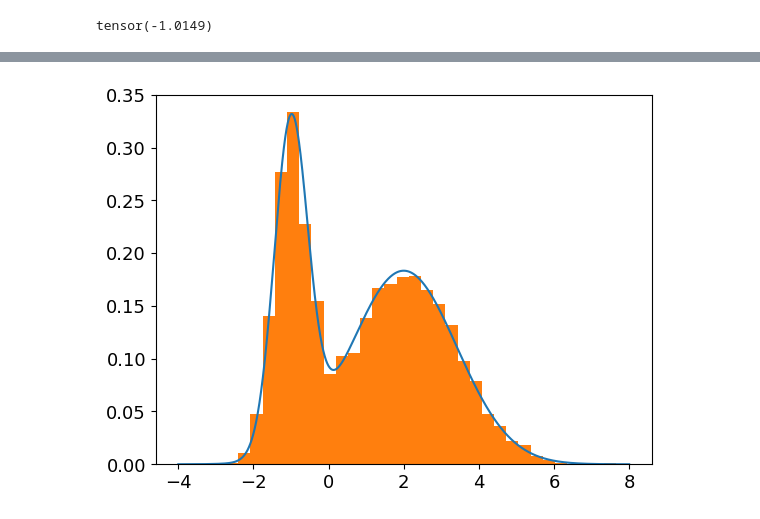
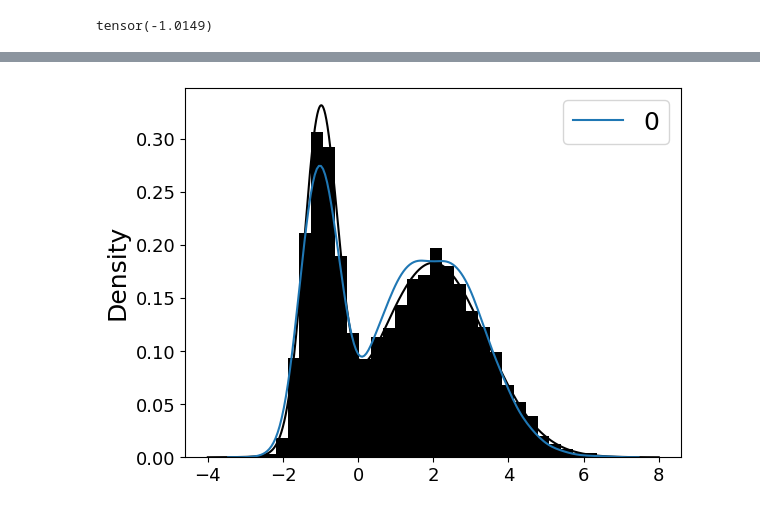
Before and after one commit to ltyap/MSc-Thesis, a Jupyter notebook: GAN_implementation.ipynb, the cells around one changed output, grey strips where cells are left out. Cells and saved outputs as stored; diff of their text form; code cells hidden in the pictures.

Commit message:
added ipynb for aero data

```diff
--- a/GAN_implementation.ipynb
+++ b/GAN_implementation.ipynb
@@ -233,11 +218,10 @@ class CGAN:
             epoch_fooling = []
             for n_batch, (data_batch) in enumerate(train_loader):
                 batch_size = data_batch.shape[0]
-                data_batch = data_batch.to(self.device)
+                data_batch = data_batch.to(self.device).unsqueeze(dim=1)
                 disc_opt.zero_grad()
 
                 noise_batch = self.get_gaussian().sample([batch_size]).to(self.device)
-
                 #Sample from generator
                 gen_output = self.gen(noise_batch)
                 #Train discriminator
@@ -385,7 +369,7 @@ def evaluate_model(model, data, data_train, epoch=None, make_plots = True):
         (key,validation_val) in evaluation_vals.items()])
     print("Epoch {}, {}\t{}".format(epoch, val_method, metric_string))
 
-    tmp = data.shape[0]
+    tmp = data.y.shape[0]
     data_train_partial = LabelledData(y=data_train.y[:tmp])
     evaluation_vals_train = model.eval(data_train_partial, kde_eval, use_best_kernel_scale = testing)
     metric_string = "\t".join(["{}: {:.5}".format(key, training_val) for
@@ -408,17 +392,15 @@ def evaluate_model(model, data, data_train, epoch=None, make_plots = True):
 
 def mae_from_samples(samples, y):
     medians,_ = torch.median(samples, dim=1)
-    abs_errors = torch.sum(torch.abs(medians-y), dim = 1)
+    abs_errors = torch.sum(torch.abs(medians-y), dim = 0)
     return torch.mean(abs_errors).item()
 
 def kde_eval(model, data, kernel_scale=None):
-    shape_y = data.y.shape
-    samples = model.sample(shape_y[0], batch_size = model.config["eval_batch_size"]).reshape(
-        shape_y[0],model.config["eval_samples"],shape_y[1])
+    shape_y = data.y.unsqueeze(dim=1).shape
+    samples = model.sample(shape_y[0], batch_size = model.config["eval_batch_size"])
     y = data.y.to(model.device)
     diff = samples - y.unsqueeze(1)
-    squarednorm = torch.sum(torch.pow(diff,2), dim = 2)
-
+    squarednorm = torch.sum(torch.pow(diff,2), dim = 0)
     if not (kernel_scale == None):
         n_h = 1
         h_squared = torch.tensor([kernel_scale], device = model.device)
@@ -433,14 +415,15 @@ def kde_eval(model, data, kernel_scale=None):
     h_squared_splits = torch.split(h_squared, model.config["kde_batch_size"], dim = 0)
 
     for splits in h_squared_splits:
+        # print("splits",splits.shape)
         normalisation = torch.pow(torch.rsqrt(2.*math.pi*splits), data_ydim)
-        ratio = squarednorm.unsqueeze(dim=2).repeat((1,1,splits.shape[0]))/splits
-
+        ratio = squarednorm.unsqueeze(dim=1).repeat((1,splits.shape[0]))/splits
+        # print("ratio",ratio.shape)
         ll_y = torch.log(normalisation)+torch.logsumexp(-0.5*(ratio), dim = 1)-\
                 math.log(model.config["eval_samples"])
-        mean_lls = torch.mean(ll_y, dim = 0)
+        mean_lls = torch.mean(ll_y)
         scale_lls.append(mean_lls)
-    joined_scale_lls = torch.cat(scale_lls, dim = 0)
+    joined_scale_lls = torch.tensor(scale_lls)
 
     argmax = torch.argmax(joined_scale_lls)
     best_scale = h_squared[argmax]
@@ -622,33 +647,33 @@ testy = cgan_model.sample(testx_repeated,batch_size=1000)
 # %%
 # Gaussian mixtures
 mu1 = -1
 mu2 = 2
 v1 = np.sqrt(0.2)
 v2 = np.sqrt(2)
 w = 0.65
 
 
 # sample from mixture
 n = 8000
 mixture_params = np.array([[mu1,v1],[mu2, v2]])
 mixture_n_comp = mixture_params.shape[0]
 mixture_weights = np.array([1-w, w])
 mixture_idx = np.random.choice(mixture_n_comp, size = n, p = mixture_weights)
 
 
 xs = np.linspace(-4,8,n)
 ys = np.zeros_like(xs)
 for (l, s), w in zip(mixture_params, mixture_weights):
     ys += ss.norm.pdf(xs, loc=l, scale=s)*w
 
 plt.figure()
-plt.plot(xs, ys)
+plt.plot(xs, ys, color='k')
 
 y_dist = np.fromiter((ss.norm.rvs(*(mixture_params[i]))for i in mixture_idx), dtype = np.float64)
-plt.hist(y_dist, density=True, bins = "fd")
-
+plt.hist(y_dist, density=True, bins = "fd", color='k')
+sns.kdeplot(testy)
 y_dist_train, y_dist_test = model.train_test_split(y_dist, test_size=0.3, random_state=42)
 np.savetxt("val.csv", y_dist_test,delimiter=",")
 np.savetxt('train.csv', y_dist_train, delimiter=',')
 # %% [output]
-[figure, old version]
+[figure, new version]
```
Also changed, not shown: parts of 5 cells of this notebook, 59 other files.
